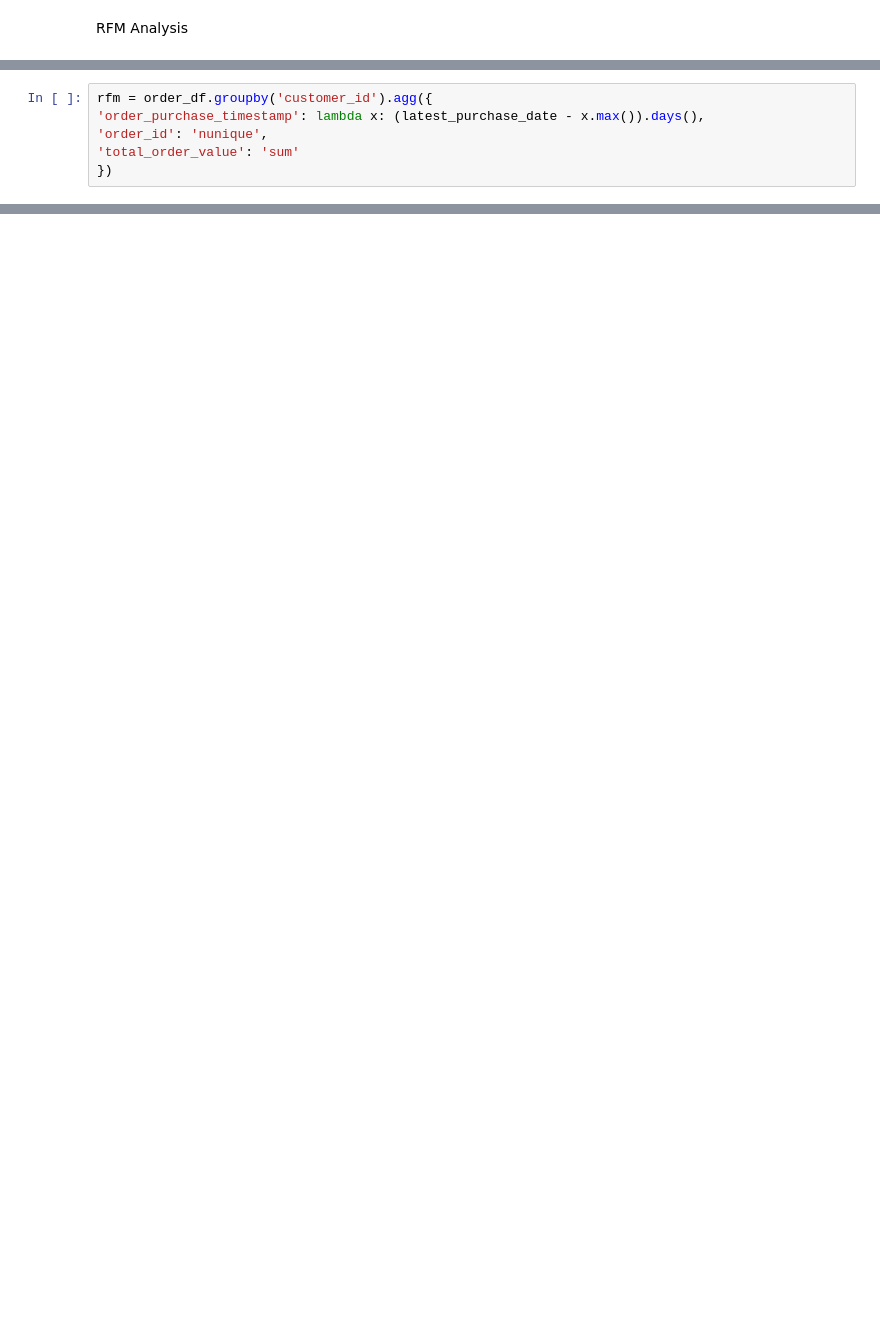
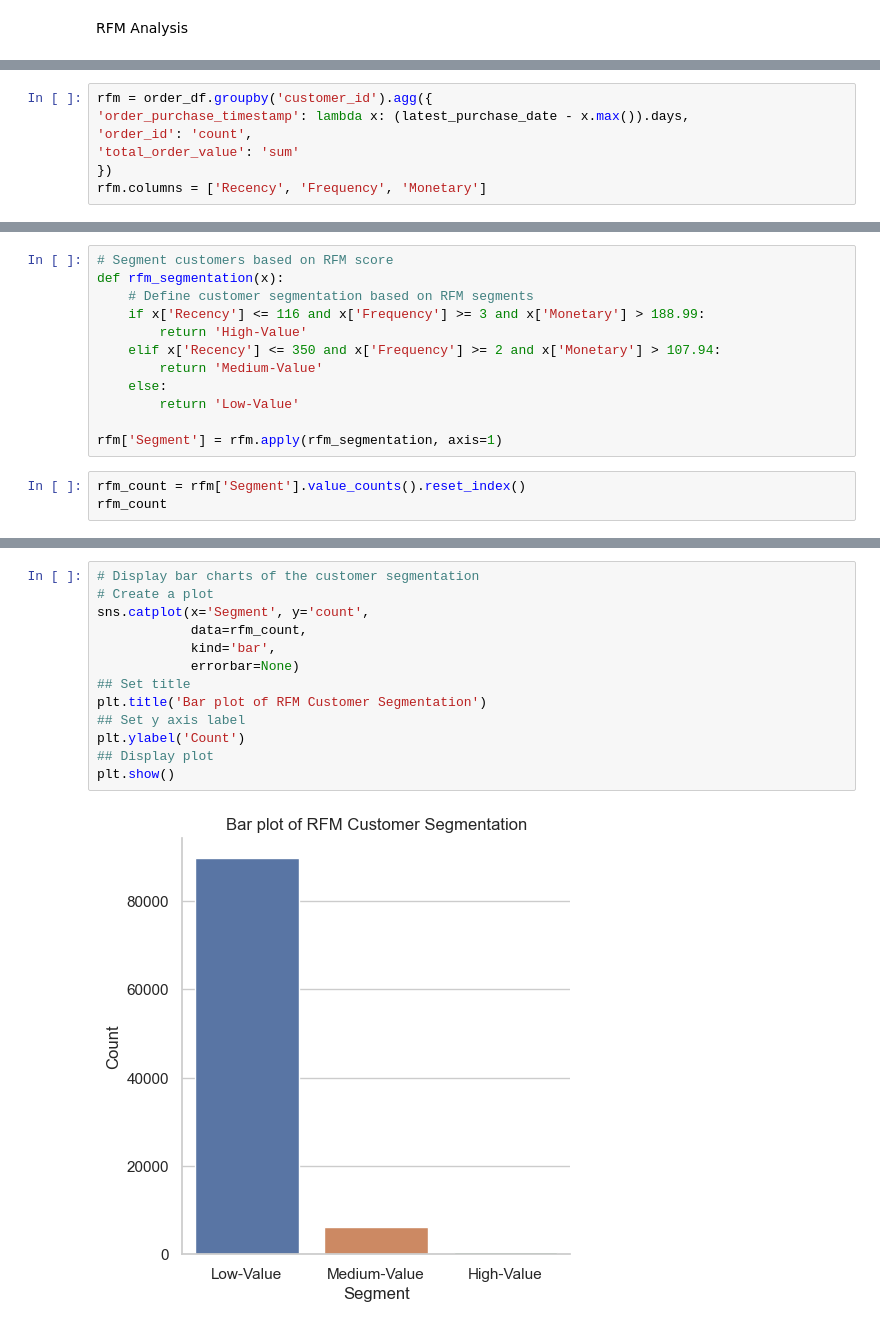
Before and after one commit to xhllex/assessment, a Jupyter notebook: ST_Assessment_Eunice Law.ipynb, the cells around one changed output, grey strips where cells are left out. Cells and saved outputs as stored; diff of their text form; blank space fills up the shorter version.

```diff
--- a/ST_Assessment_Eunice Law.ipynb
+++ b/ST_Assessment_Eunice Law.ipynb
@@ -234,6 +444,7 @@ Timestamp('2018-08-30 15:00:37')
 # %%
 rfm = order_df.groupby('customer_id').agg({
-'order_purchase_timestamp': lambda x: (latest_purchase_date - x.max()).days(),
-'order_id': 'nunique',
+'order_purchase_timestamp': lambda x: (latest_purchase_date - x.max()).days,
+'order_id': 'count',
 'total_order_value': 'sum'
 })
+rfm.columns = ['Recency', 'Frequency', 'Monetary']
@@ -418,0 +463,15 @@ prod_purchase_freq
+# %%
+# Segment customers based on RFM score
+def rfm_segmentation(x):
+    # Define customer segmentation based on RFM segments
+    if x['Recency'] <= 116 and x['Frequency'] >= 3 and x['Monetary'] > 188.99:
+        return 'High-Value'
+    elif x['Recency'] <= 350 and x['Frequency'] >= 2 and x['Monetary'] > 107.94:
+        return 'Medium-Value'
+    else:
+        return 'Low-Value'
+
+rfm['Segment'] = rfm.apply(rfm_segmentation, axis=1)
+# %%
+rfm_count = rfm['Segment'].value_counts().reset_index()
+rfm_count
@@ -418,0 +483,15 @@ prod_purchase_freq
+# %%
+# Display bar charts of the customer segmentation
+# Create a plot
+sns.catplot(x='Segment', y='count',
+            data=rfm_count,
+            kind='bar',
+            errorbar=None)
+## Set title
+plt.title('Bar plot of RFM Customer Segmentation')
+## Set y axis label
+plt.ylabel('Count')
+## Display plot
+plt.show()
+# %% [output]
+[figure, added]
```
Also changed, not shown: parts of 42 cells of this notebook.
